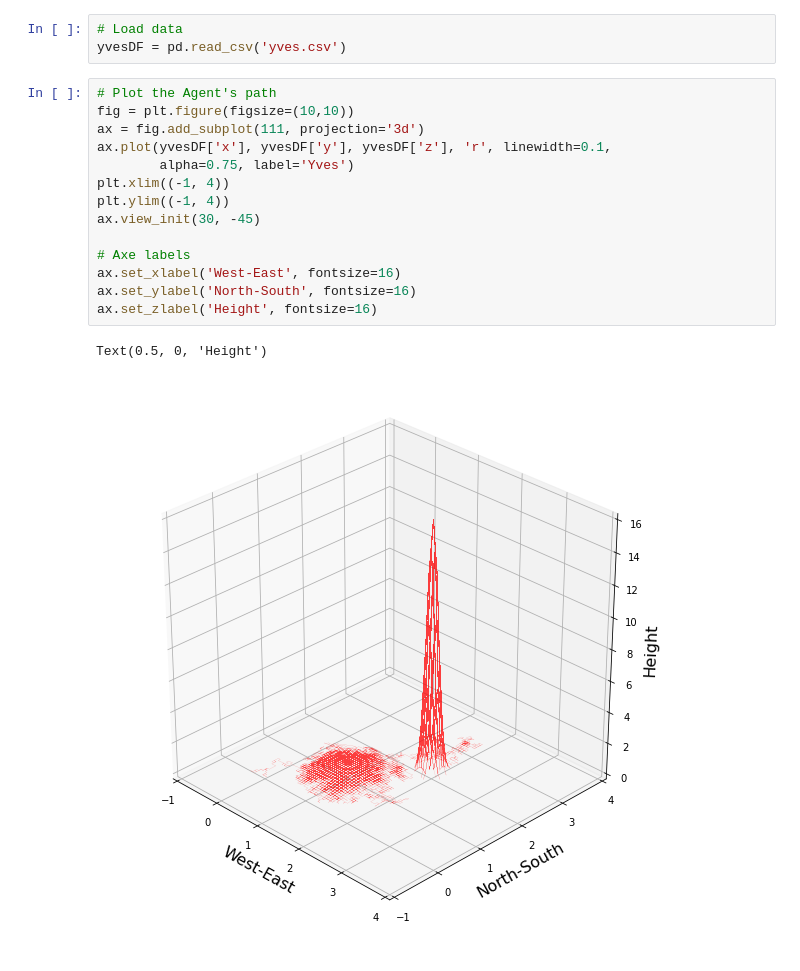
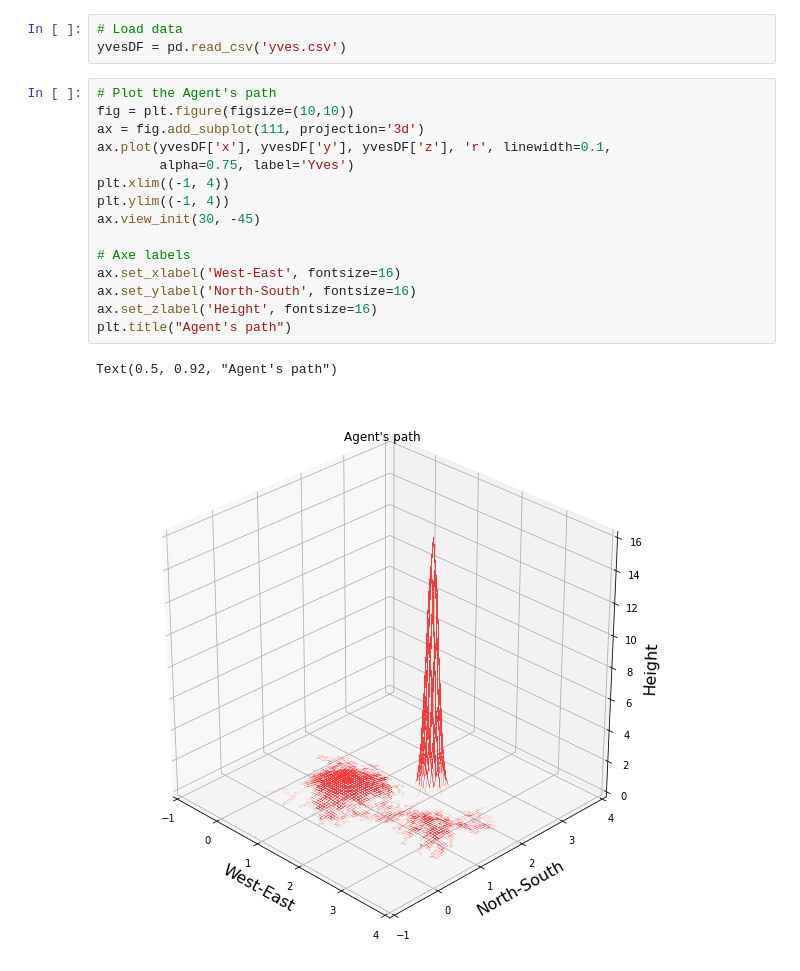
Before and after one commit to c-letouze/ML-TP0, a Jupyter notebook: TP0_notebook.ipynb, the cells around one changed output. Drawn from its saved outputs; the diff is of its cells as text.

```diff
--- a/TP0_notebook.ipynb
+++ b/TP0_notebook.ipynb
@@ -197,20 +203,21 @@ yvesDF = pd.read_csv('yves.csv')
 # %%
 # Plot the Agent's path
 fig = plt.figure(figsize=(10,10))
 ax = fig.add_subplot(111, projection='3d')
 ax.plot(yvesDF['x'], yvesDF['y'], yvesDF['z'], 'r', linewidth=0.1,
         alpha=0.75, label='Yves')
 plt.xlim((-1, 4))
 plt.ylim((-1, 4))
 ax.view_init(30, -45)
 
 # Axe labels
 ax.set_xlabel('West-East', fontsize=16)
 ax.set_ylabel('North-South', fontsize=16)
 ax.set_zlabel('Height', fontsize=16)
+plt.title("Agent's path")
 # %% [output]
-Text(0.5, 0, 'Height')
+Text(0.5, 0.92, "Agent's path")
-[figure, old version]
+[figure, new version]
 # %%
 plt.figure(figsize=(20, 10))
 
```
Also changed, not shown: parts of 9 cells of this notebook.
